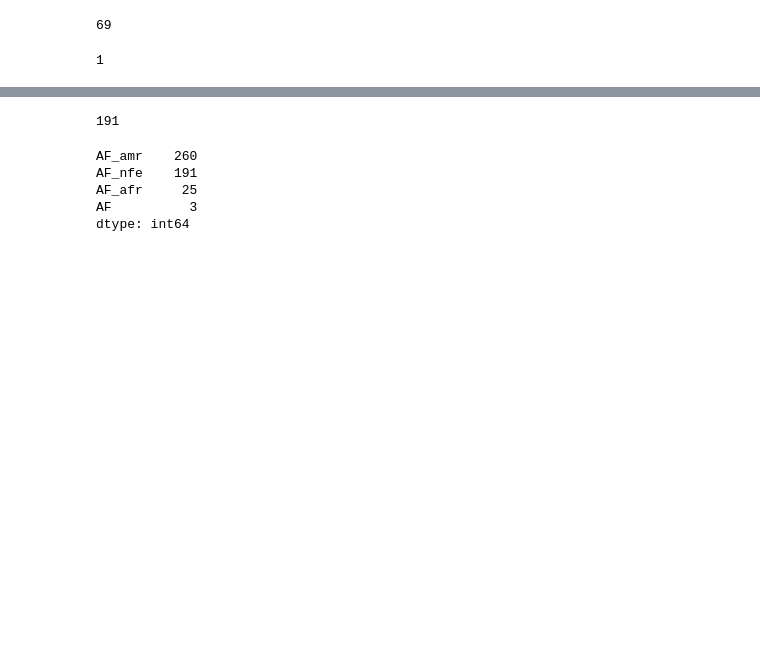
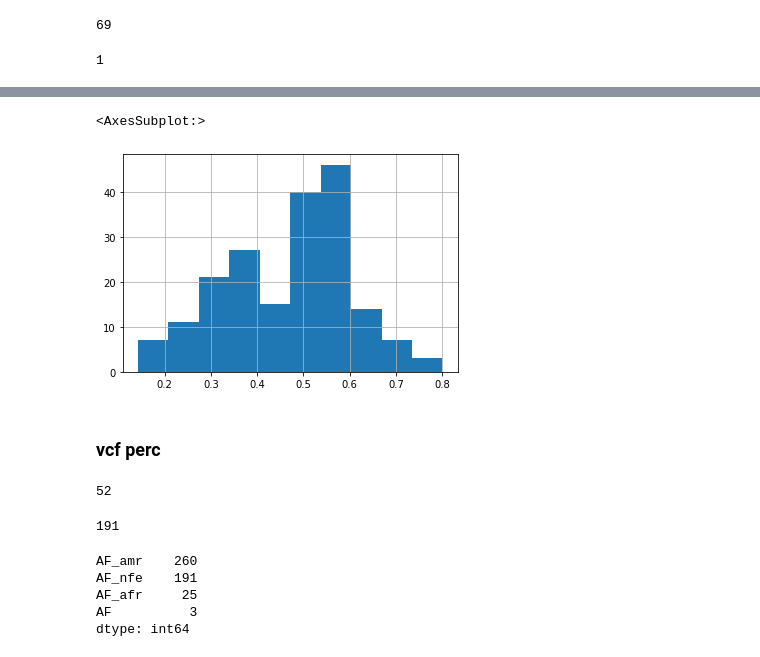
Before and after one commit to gaow/SEQLinkage, a Jupyter notebook: nbs/Result_summary_python.ipynb, the cells around one changed output, grey strips where cells are left out. Saved outputs shown, nothing was run; the diff lists cells and outputs as text; code cells hidden in the pictures; blank space fills up the shorter version.

```diff
--- a/nbs/Result_summary_python.ipynb
+++ b/nbs/Result_summary_python.ipynb
@@ -567,3 +595,14 @@ sum(lods_nfe.max(axis=1)>3.3)
+# %%
+pd.Series(np.array([sum(fam17_vcf[k])/len(fam17_vcf[k]) for k,v in fam_pop.items() if v == 'AF_nfe' and k in fam17_vcf.keys()])).hist()
+# %% [output]
+<AxesSubplot:>
+[figure, added]
+# %% [markdown]
+### vcf perc
+# %%
+[k for k,v in fam17_vcf.items() if sum(v)/len(v)>0.7]
+# %% [output]
+52
 # %%
 len(res_nfe)
 # %% [output]
```
Also changed, not shown: parts of 5 cells of this notebook, 8 other files.
